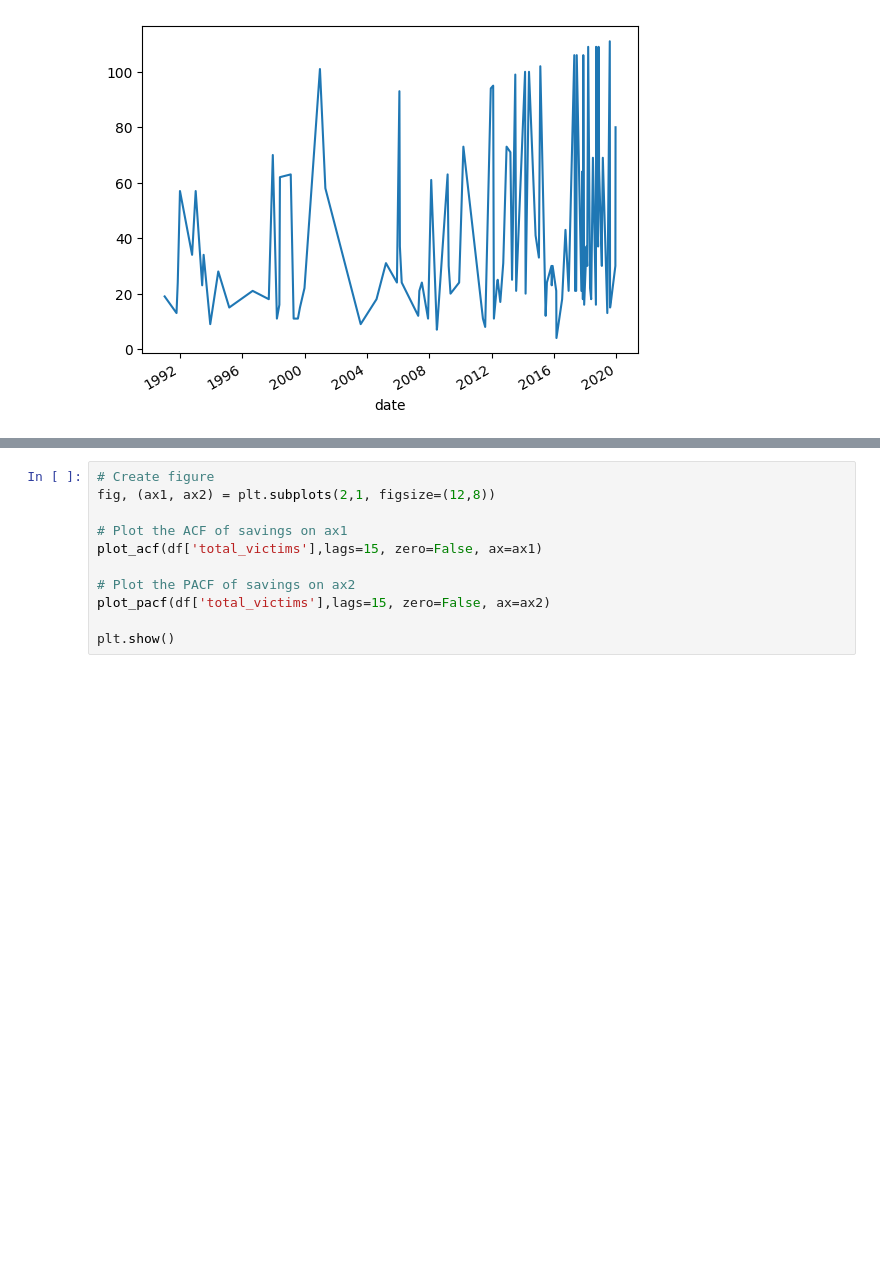
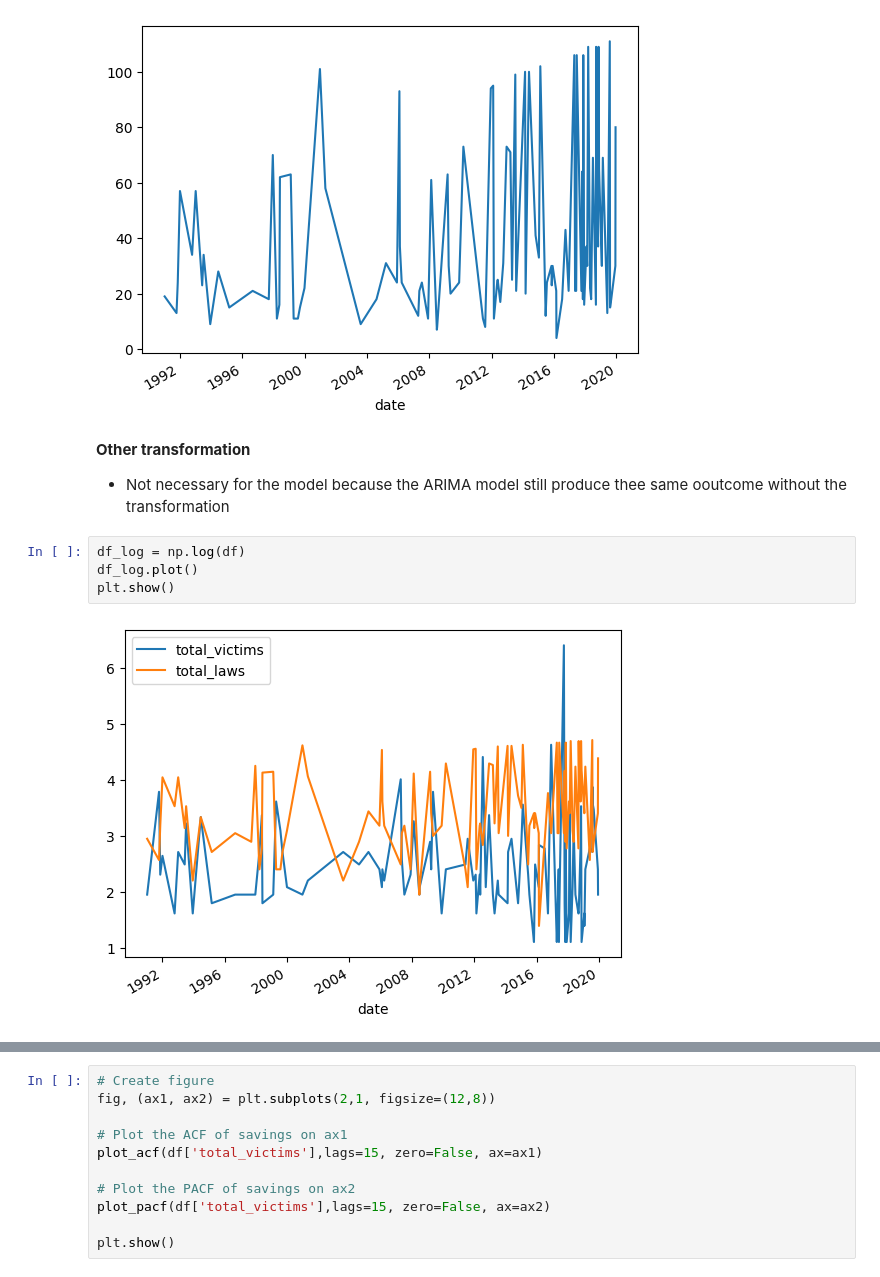
Before and after one commit to the-liat/project-4, a Jupyter notebook: Notebooks/Mass_shootings_forecastARIMA.ipynb, the cells around one changed output, grey strips where cells are left out. Saved outputs shown, nothing was run; the diff lists cells and outputs as text; blank space fills up the shorter version.

```diff
--- a/Notebooks/Mass_shootings_forecastARIMA.ipynb
+++ b/Notebooks/Mass_shootings_forecastARIMA.ipynb
@@ -87,3 +87,12 @@ df['total_laws'].plot()
 plt.show()
 # %% [output]
 [figure]
+# %% [markdown]
+**Other transformation**
+- Not necessary for the model because the ARIMA model still produce thee same ooutcome without the transformation
+# %%
+df_log = np.log(df)
+df_log.plot()
+plt.show()
+# %% [output]
+[figure, added]
```
Also changed, not shown: parts of 27 cells of this notebook, 10 other files.
